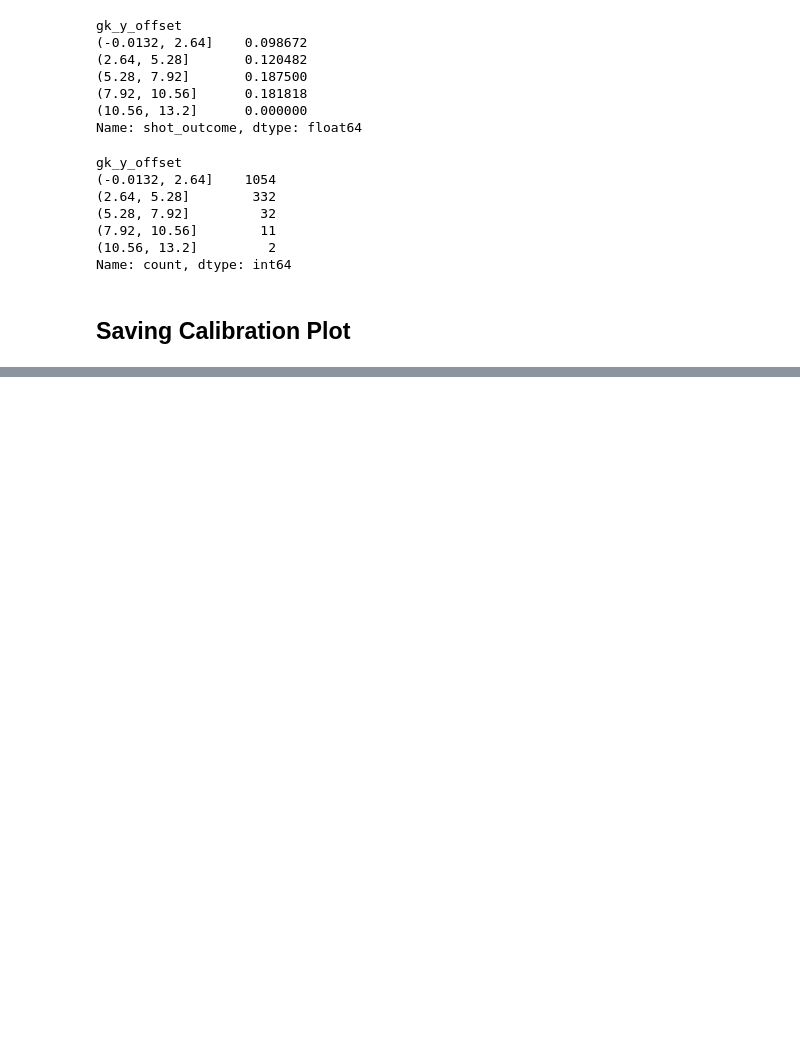
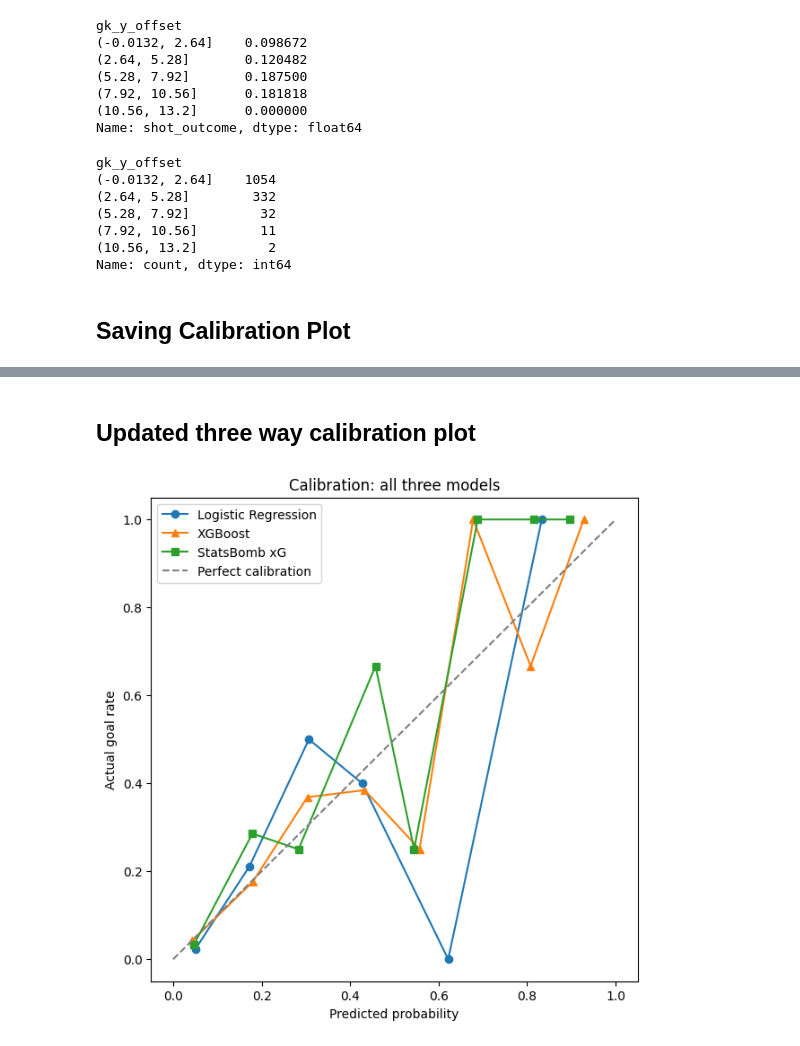
Before and after one commit to chidianagu/xg-model, a Jupyter notebook: notebooks/01_data_exploration.ipynb, the cells around one changed output, grey strips where cells are left out. Drawn from its saved outputs; the diff is of its cells as text; code cells hidden in the pictures; blank space fills up the shorter version.

Commit message:
Added XGBoost model for comparison and extra performance, completed README

```diff
--- a/notebooks/01_data_exploration.ipynb
+++ b/notebooks/01_data_exploration.ipynb
@@ -1061,0 +1071,13 @@ fig.savefig('../reports/calibration_comparison.png', dpi=150, bbox_inches='tight
+# %%
+xgb_model = XGBClassifier(
+    n_estimators=100,      # number of trees moderate, not huge
+    max_depth=3,           # shallow trees as dataset is small, deep trees would overfit
+    learning_rate=0.1,     # standard starting point
+    subsample=0.8,         # each tree sees 80% of rows for regularisation
+    colsample_bytree=0.8,  # each tree sees 80% of features which further reduces overfitting
+    random_state=42,
+    eval_metric='logloss'
+)
+
+xgb_model.fit(X_train, y_train)
+xgb_preds = xgb_model.predict_proba(X_test)[:, 1]
@@ -1061,0 +1121,19 @@ fig.savefig('../reports/calibration_comparison.png', dpi=150, bbox_inches='tight
+# %% [markdown]
+## Updated three way calibration plot
+# %%
+frac_pos_xgb, mean_pred_xgb = calibration_curve(y_test, xgb_preds, n_bins=8)
+
+fig, ax = plt.subplots(figsize=(7,7))
+ax.plot(mean_pred, frac_pos, marker='o', label='Logistic Regression')
+ax.plot(mean_pred_xgb, frac_pos_xgb, marker='^', label='XGBoost')
+ax.plot(mean_pred_sb, frac_pos_sb, marker='s', label='StatsBomb xG')
+ax.plot([0,1],[0,1], linestyle='--', color='grey', label='Perfect calibration')
+ax.set_xlabel('Predicted probability')
+ax.set_ylabel('Actual goal rate')
+ax.set_title('Calibration: all three models')
+ax.legend()
+plt.show()
+
+fig.savefig('../reports/calibration_comparison.png', dpi=150, bbox_inches='tight')
+# %% [output]
+[figure, added]
```
Also changed, not shown: parts of 20 cells of this notebook, 4 other files.
